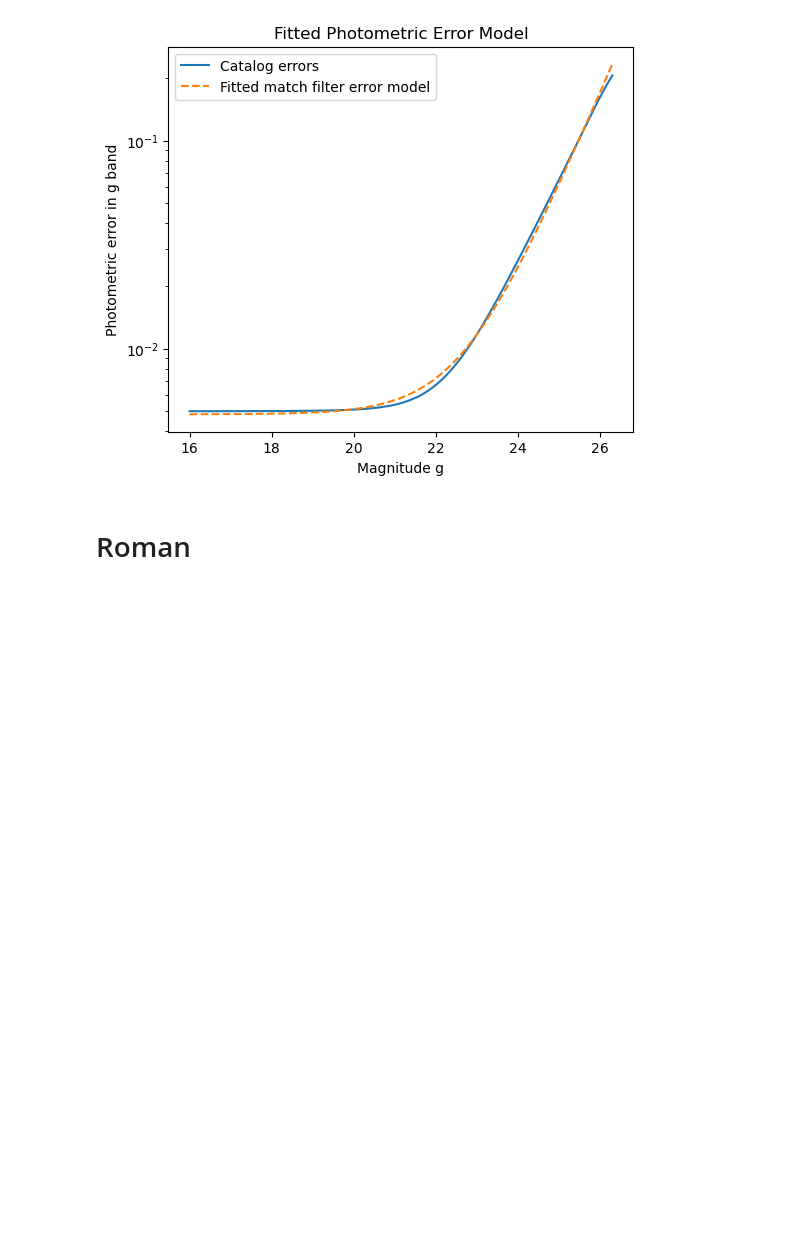
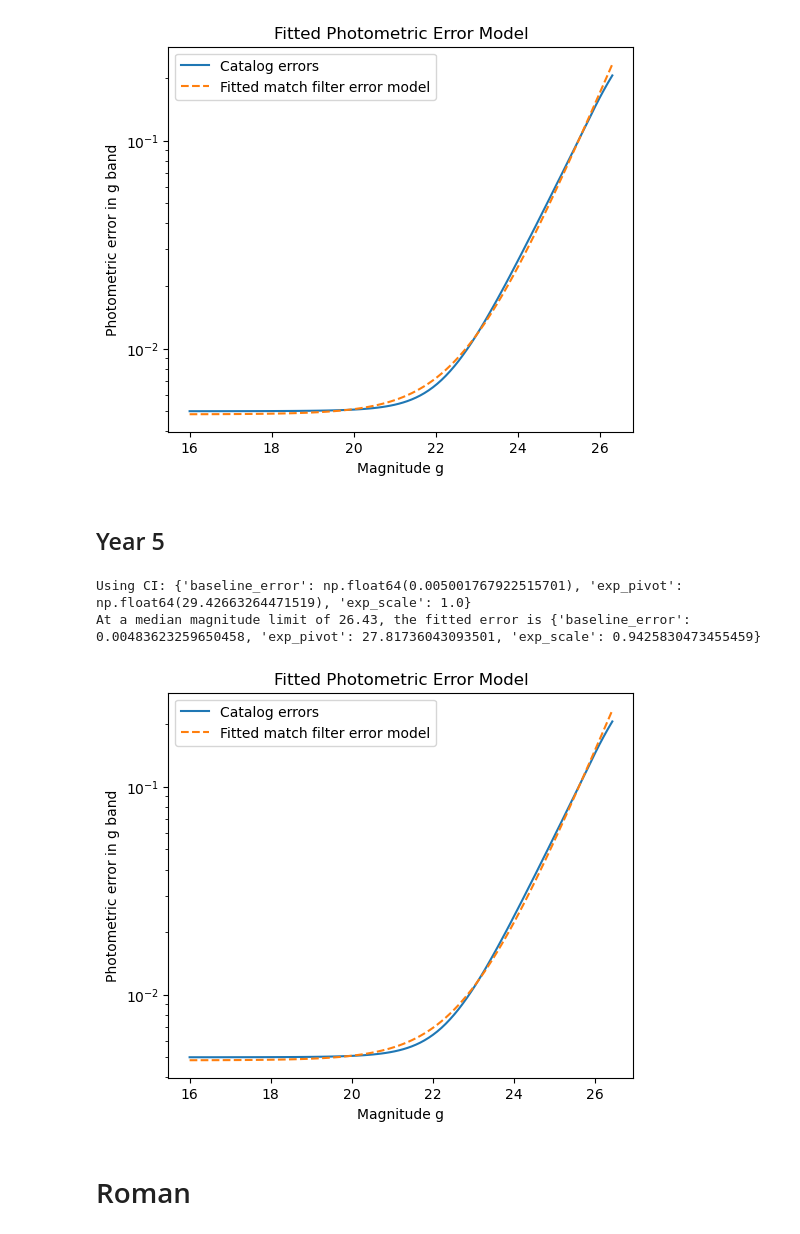
Before and after one commit to LSSTDESC/stream_sim, a Jupyter notebook: notebooks/calibrate_match_filter_errors.ipynb, the cells around one changed output. Saved outputs shown, nothing was run; the diff lists cells and outputs as text; code cells hidden in the pictures; blank space fills up the shorter version.

Commit message:
add LSST yr5 and delve

```diff
--- a/notebooks/calibrate_match_filter_errors.ipynb
+++ b/notebooks/calibrate_match_filter_errors.ipynb
@@ -238,6 +238,40 @@ plt.show()
 Using CI: {'baseline_error': np.float64(0.005001767922515701), 'exp_pivot': np.float64(29.311507891475465), 'exp_scale': 1.0}
 At a median magnitude limit of 26.31, the fitted error is {'baseline_error': 0.004832499118223667, 'exp_pivot': 27.702832261572617, 'exp_scale': 0.94286492190896}
 [figure]
+# %% [markdown]
+## Year 5
+# %%
+lsst_yr5 = Survey.load("lsst", release="yr5",verbose=False)
+# %%
+maglim = get_median_maglim(lsst_yr5, band='g')
+mag_test = np.linspace(16, maglim, 100)
+
+err_survey = lsst_yr5.get_photo_error(
+    "g", magnitude=mag_test, maglim=maglim, kind="catalog"
+)
+
+
+CI = {"baseline_error": np.nanmin(err_survey), "exp_pivot": maglim+3, "exp_scale": 1.}
+result = fit_error_model(mag_test, err_survey, CI=CI)
+print(f"Using CI: {CI}")
+print(f"At a median magnitude limit of {maglim:.2f}, the fitted error is {result}")
+
+err_results = mf.error_model(
+   mag_test, result["baseline_error"], result["exp_pivot"], result["exp_scale"]
+)
+fig, ax = plt.subplots(1, 1, figsize=(6, 5))
+ax.plot(mag_test, err_survey, label="Catalog errors")
+ax.plot(mag_test, err_results, label="Fitted match filter error model", linestyle="--")
+ax.set_yscale("log")
+ax.set_xlabel("Magnitude g")
+ax.set_ylabel("Photometric error in g band")
+ax.set_title("Fitted Photometric Error Model")
+ax.legend()
+plt.show()
+# %% [output]
+Using CI: {'baseline_error': np.float64(0.005001767922515701), 'exp_pivot': np.float64(29.42663264471519), 'exp_scale': 1.0}
+At a median magnitude limit of 26.43, the fitted error is {'baseline_error': 0.00483623259650458, 'exp_pivot': 27.81736043093501, 'exp_scale': 0.9425830473455459}
+[figure, added]
 # %% [markdown]
 # Roman
 # %%
```
Also changed, not shown: parts of 4 cells of this notebook, 1 other file.
